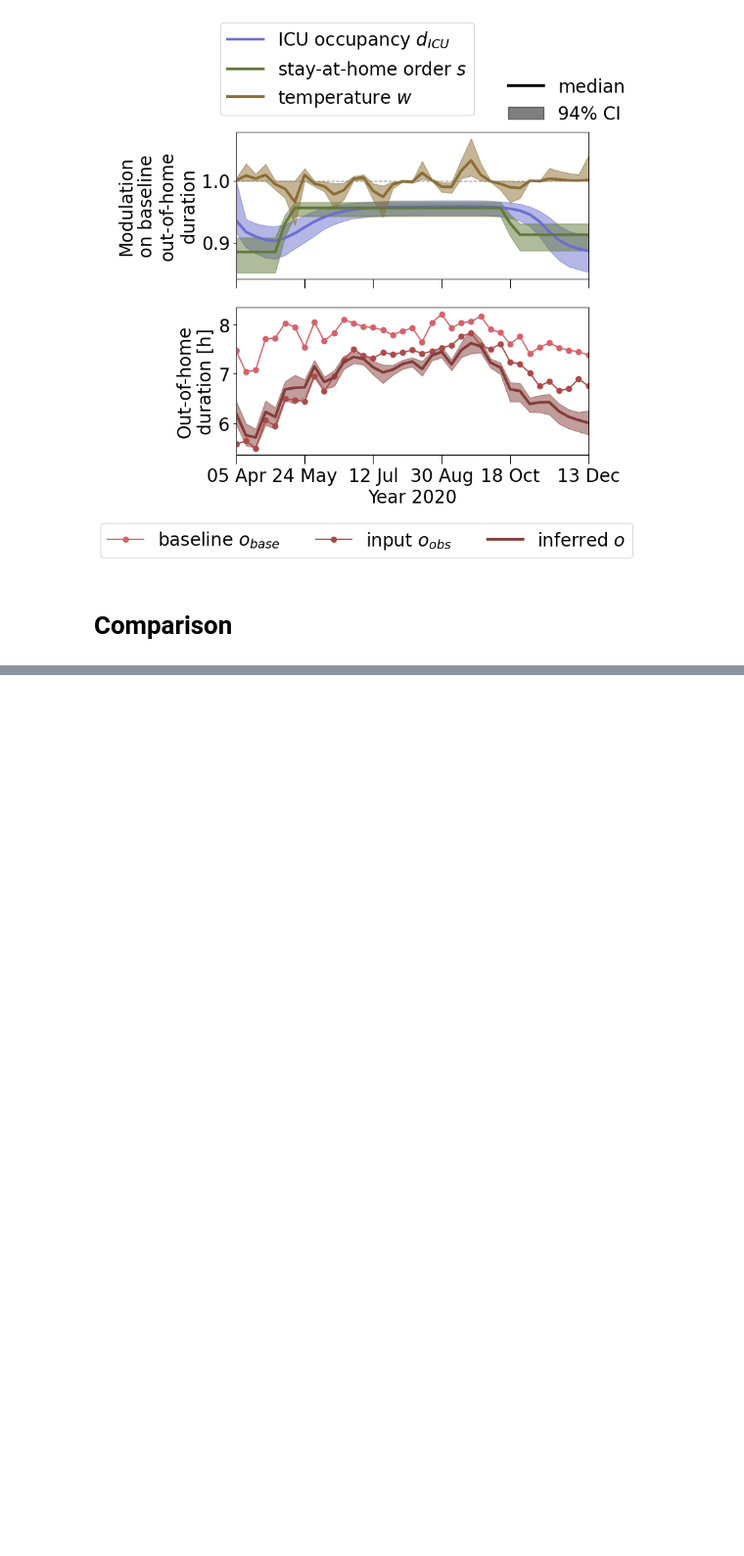
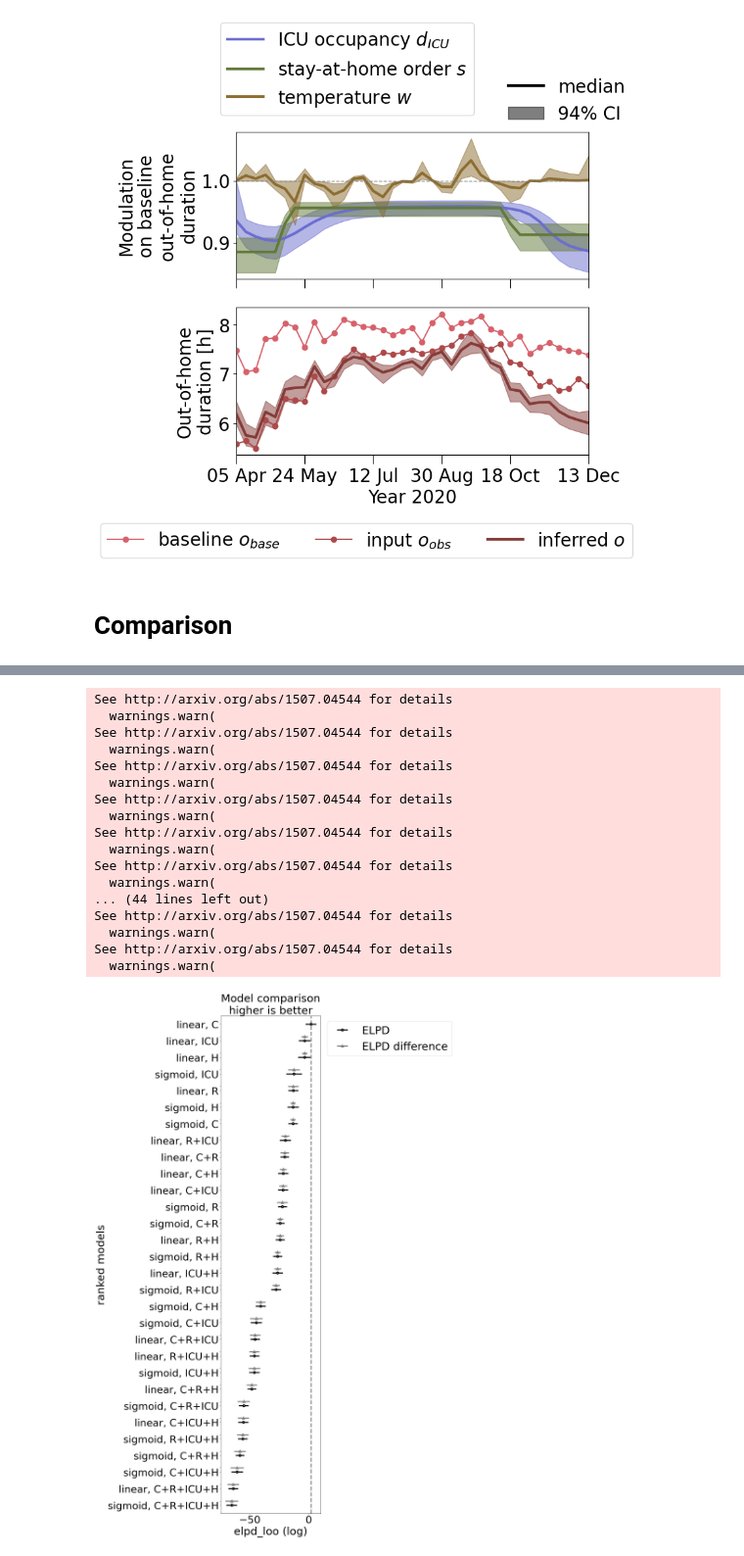
Before and after one commit to Priesemann-Group/mobility_inference, a Jupyter notebook: plot_results.ipynb, the cells around one changed output, grey strips where cells are left out. Shown at 98% size. Saved outputs shown, nothing was run; the diff lists cells and outputs as text; code cells hidden in the pictures; blank space fills up the shorter version.

```diff
--- a/plot_results.ipynb
+++ b/plot_results.ipynb
@@ -429,0 +404,26 @@ az.plot_compare(waic)
+# %%
+ics = ["loo", "waic"]
+for ic in ics:
+    comparison = az.compare(trace_dict, ic=ic)
+    plot_result = az.plot_compare(comparison)
+    # save plot
+    plot_result.figure.savefig(f"figures/{ic}_compare_pandemic_fatigue_all.png", bbox_inches="tight")
+# %% [output]
+See http://arxiv.org/abs/1507.04544 for details
+  warnings.warn(
+See http://arxiv.org/abs/1507.04544 for details
+  warnings.warn(
+See http://arxiv.org/abs/1507.04544 for details
+  warnings.warn(
+See http://arxiv.org/abs/1507.04544 for details
+  warnings.warn(
+See http://arxiv.org/abs/1507.04544 for details
+  warnings.warn(
+See http://arxiv.org/abs/1507.04544 for details
+  warnings.warn(
+... (44 lines left out)
+See http://arxiv.org/abs/1507.04544 for details
+  warnings.warn(
+See http://arxiv.org/abs/1507.04544 for details
+  warnings.warn(
+[figure, added]
```
Also changed, not shown: parts of 9 cells of this notebook, 7 other files.
